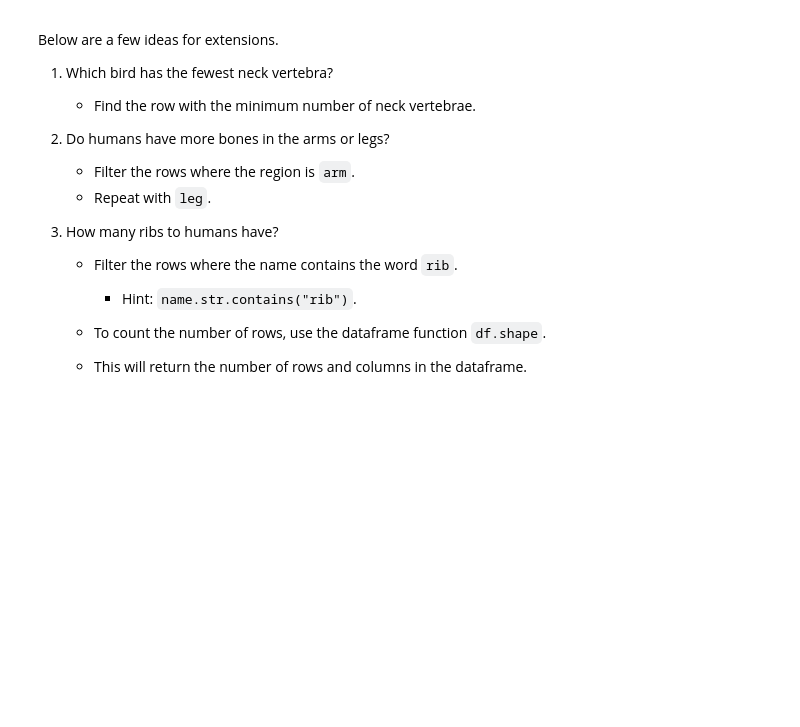
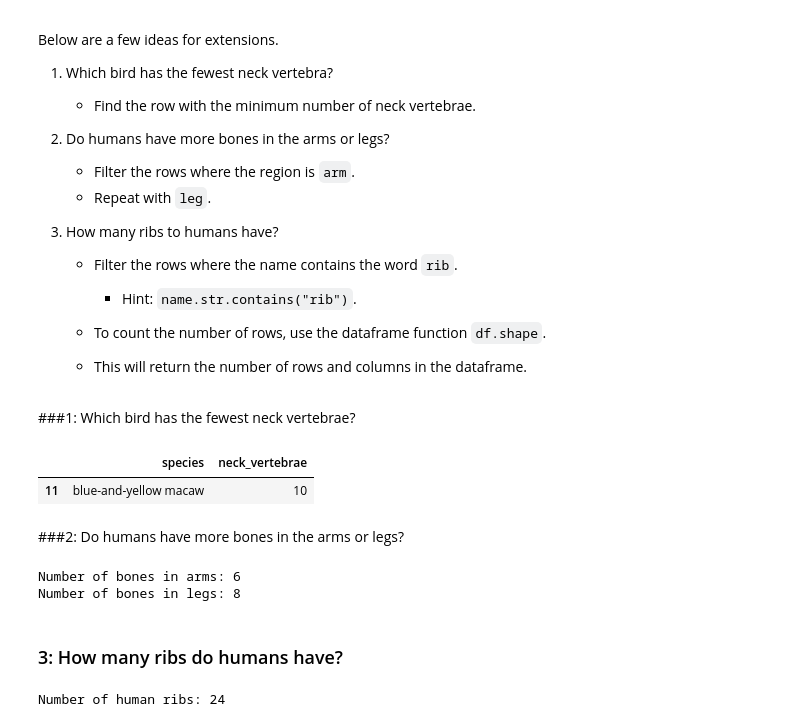
Before and after one commit to Aditi-dev07/Cisco_DataScience_Projects, a Jupyter notebook: Coding for Answer/skeletal_dataset/skeletan-variation.ipynb, the cells around one changed output. Drawn from its saved outputs; the diff is of its cells as text; code cells hidden in the pictures; blank space fills up the shorter version.

```diff
--- a/Coding for Answer/skeletal_dataset/skeletan-variation.ipynb
+++ b/Coding for Answer/skeletal_dataset/skeletan-variation.ipynb
@@ -276,0 +279,27 @@ Below are a few ideas for extensions.
+# %% [markdown]
+###1: Which bird has the fewest neck vertebrae?
+# %%
+birds.query('neck_vertebrae == neck_vertebrae.min()')
+# %% [output]
+|  | species | neck_vertebrae |
+| 11 | blue-and-yellow macaw | 10 |
+# %% [markdown]
+###2: Do humans have more bones in the arms or legs?
+# %%
+arm_bones = df.query('region == "arm"')
+leg_bones = df.query('region == "leg"')
+
+print(f"Number of bones in arms: {len(arm_bones)}")
+print(f"Number of bones in legs: {len(leg_bones)}")
+# %% [output]
+Number of bones in arms: 6
+Number of bones in legs: 8
+# %% [markdown]
+###  3: How many ribs do humans have?
+# %%
+rib_bones = df[df['name'].str.contains('rib', na=False)]
+num_ribs = rib_bones.shape[0]
+
+print(f"Number of human ribs: {num_ribs}")
+# %% [output]
+Number of human ribs: 24
```
Also changed, not shown: parts of 2 cells of this notebook.
